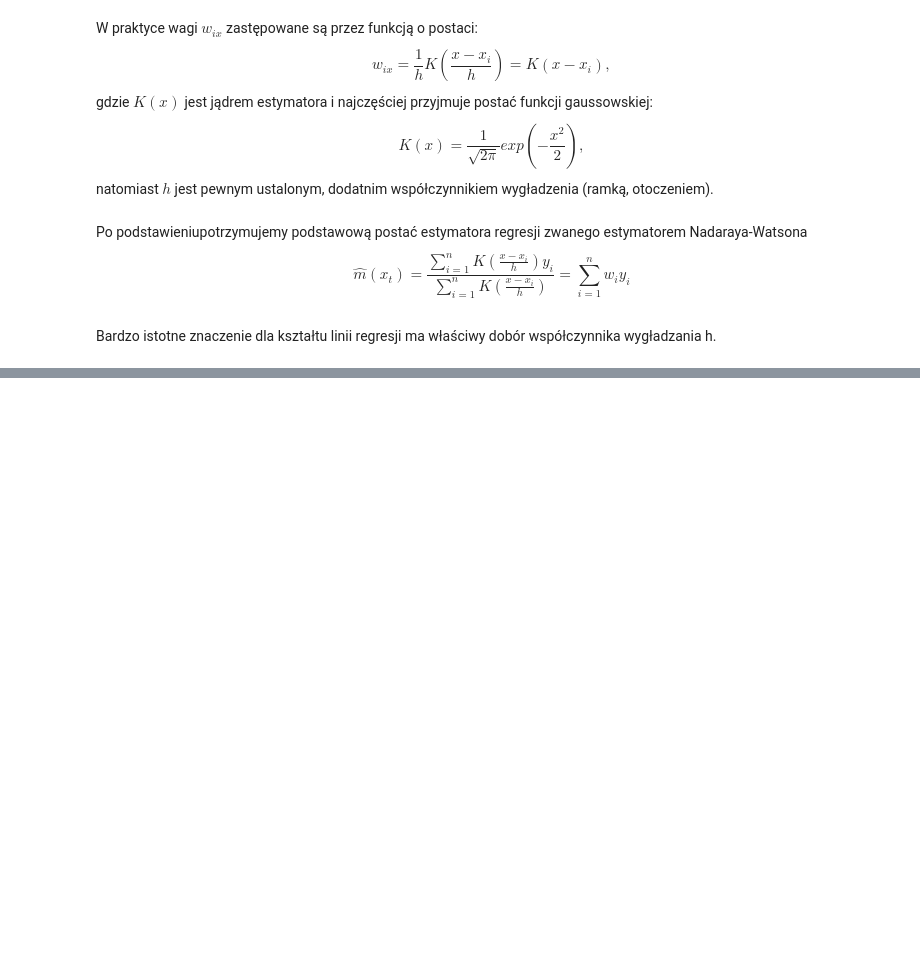
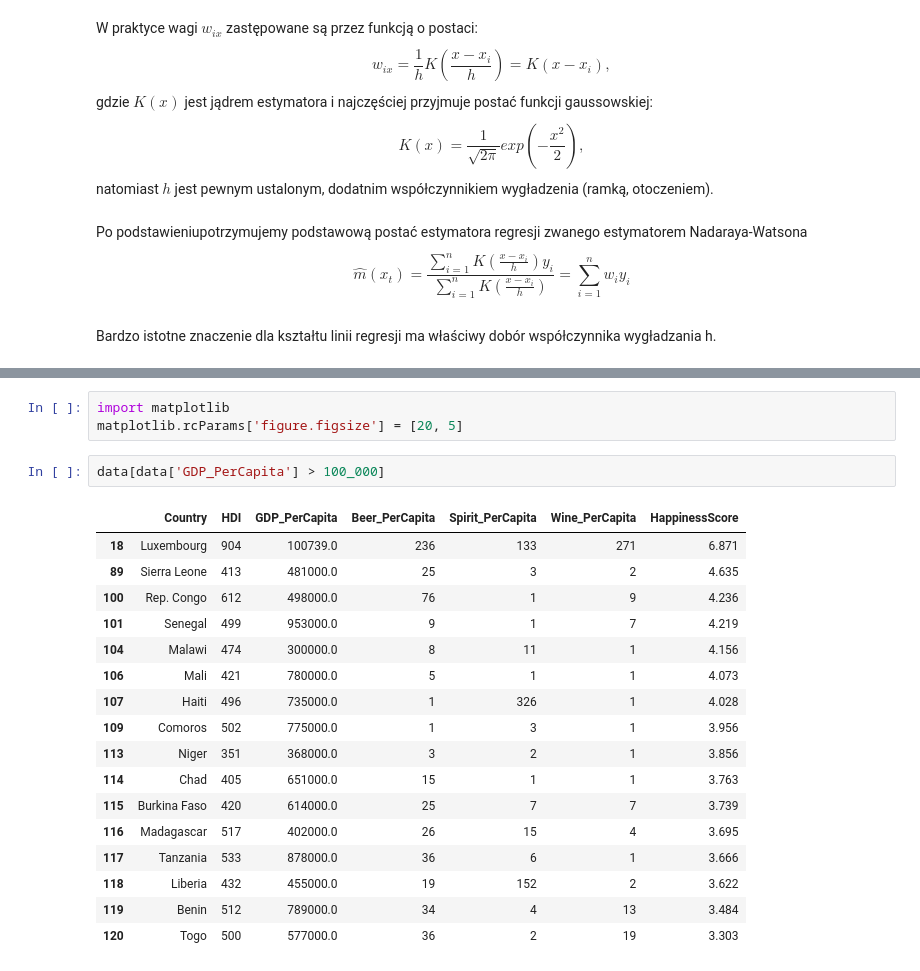
Before and after one commit to ulaniuk/mpsic, a Jupyter notebook: kernel-regression/kernel-regression.ipynb, the cells around one changed output, grey strips where cells are left out. Cells and saved outputs as stored; diff of their text form; blank space fills up the shorter version.

```diff
--- a/kernel-regression/kernel-regression.ipynb
+++ b/kernel-regression/kernel-regression.ipynb
@@ -272,0 +70,23 @@ E(X |Y = y), jesli Y ma wpływ na wartość X to Y ma wply na średnią wartośc
+# %%
+import matplotlib
+matplotlib.rcParams['figure.figsize'] = [20, 5]
+# %%
+data[data['GDP_PerCapita'] > 100_000]
+# %% [output]
+|  | Country | HDI | GDP_PerCapita | Beer_PerCapita | Spirit_PerCapita | Wine_PerCapita | HappinessScore |
+| 18 | Luxembourg | 904 | 100739.0 | 236 | 133 | 271 | 6.871 |
+| 89 | Sierra Leone | 413 | 481000.0 | 25 | 3 | 2 | 4.635 |
+| 100 | Rep. Congo | 612 | 498000.0 | 76 | 1 | 9 | 4.236 |
+| 101 | Senegal | 499 | 953000.0 | 9 | 1 | 7 | 4.219 |
+| 104 | Malawi | 474 | 300000.0 | 8 | 11 | 1 | 4.156 |
+| 106 | Mali | 421 | 780000.0 | 5 | 1 | 1 | 4.073 |
+| 107 | Haiti | 496 | 735000.0 | 1 | 326 | 1 | 4.028 |
+| 109 | Comoros | 502 | 775000.0 | 1 | 3 | 1 | 3.956 |
+| 113 | Niger | 351 | 368000.0 | 3 | 2 | 1 | 3.856 |
+| 114 | Chad | 405 | 651000.0 | 15 | 1 | 1 | 3.763 |
+| 115 | Burkina Faso | 420 | 614000.0 | 25 | 7 | 7 | 3.739 |
+| 116 | Madagascar | 517 | 402000.0 | 26 | 15 | 4 | 3.695 |
+| 117 | Tanzania | 533 | 878000.0 | 36 | 6 | 1 | 3.666 |
+| 118 | Liberia | 432 | 455000.0 | 19 | 152 | 2 | 3.622 |
+| 119 | Benin | 512 | 789000.0 | 34 | 4 | 13 | 3.484 |
+| 120 | Togo | 500 | 577000.0 | 36 | 2 | 19 | 3.303 |
```
Also changed, not shown: parts of 54 cells of this notebook.
